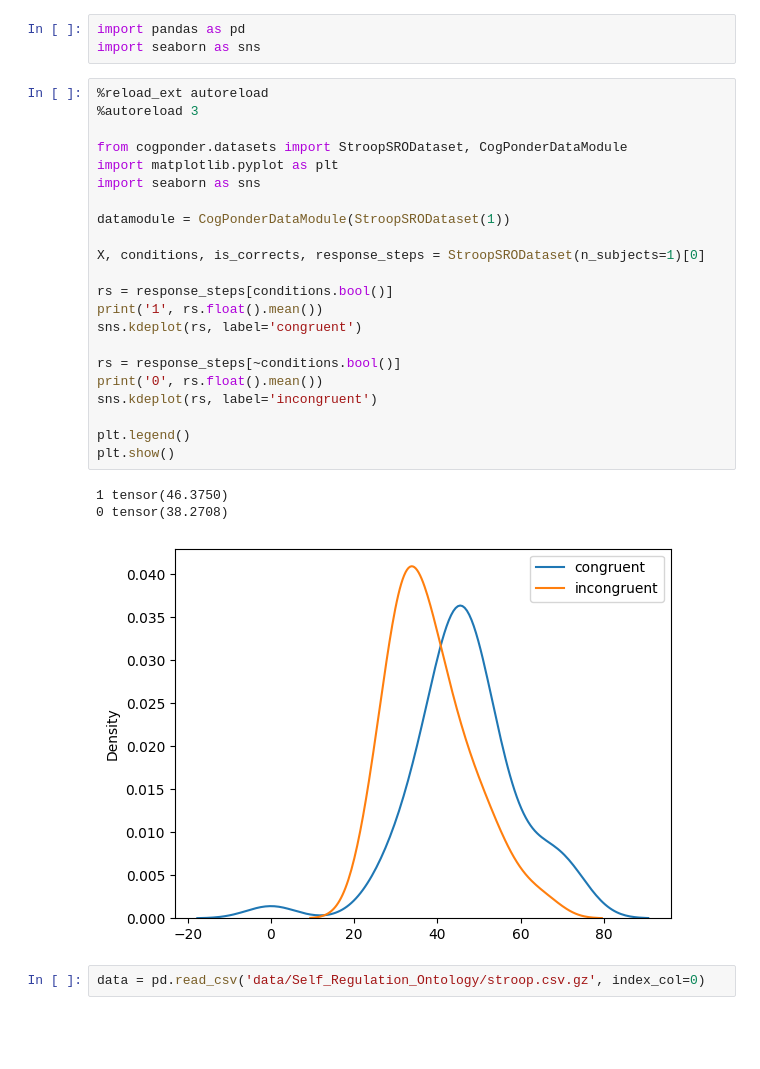
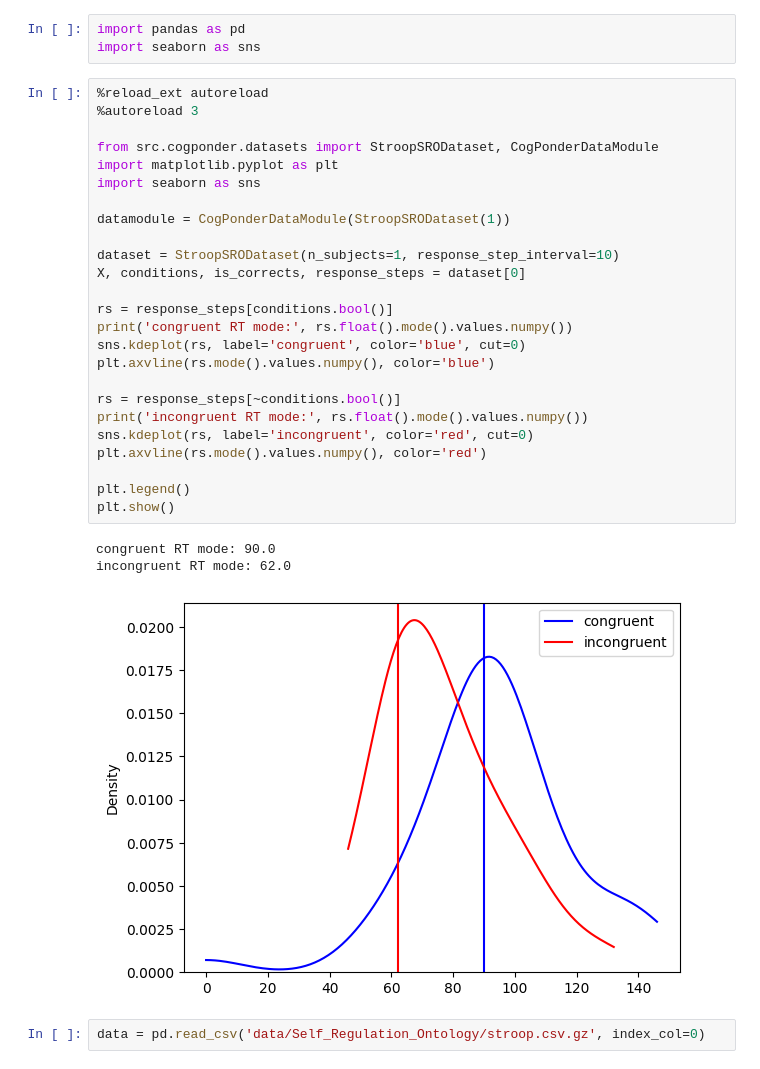
Before and after one commit to morteza/CogPonder, a Jupyter notebook: notebooks/SRO Playground.ipynb, the cells around one changed output. Saved outputs shown, nothing was run; the diff lists cells and outputs as text; blank space fills up the shorter version.

Commit message:
some data reports

```diff
--- a/notebooks/SRO Playground.ipynb
+++ b/notebooks/SRO Playground.ipynb
@@ -4,29 +4,32 @@ import seaborn as sns
 # %%
 %reload_ext autoreload
 %autoreload 3
 
-from cogponder.datasets import StroopSRODataset, CogPonderDataModule
+from src.cogponder.datasets import StroopSRODataset, CogPonderDataModule
 import matplotlib.pyplot as plt
 import seaborn as sns
 
 datamodule = CogPonderDataModule(StroopSRODataset(1))
 
-X, conditions, is_corrects, response_steps = StroopSRODataset(n_subjects=1)[0]
+dataset = StroopSRODataset(n_subjects=1, response_step_interval=10)
+X, conditions, is_corrects, response_steps = dataset[0]
 
 rs = response_steps[conditions.bool()]
-print('1', rs.float().mean())
-sns.kdeplot(rs, label='congruent')
+print('congruent RT mode:', rs.float().mode().values.numpy())
+sns.kdeplot(rs, label='congruent', color='blue', cut=0)
+plt.axvline(rs.mode().values.numpy(), color='blue')
 
 rs = response_steps[~conditions.bool()]
-print('0', rs.float().mean())
-sns.kdeplot(rs, label='incongruent')
+print('incongruent RT mode:', rs.float().mode().values.numpy())
+sns.kdeplot(rs, label='incongruent', color='red', cut=0)
+plt.axvline(rs.mode().values.numpy(), color='red')
 
 plt.legend()
 plt.show()
 # %% [output]
-1 tensor(46.3750)
-0 tensor(38.2708)
+congruent RT mode: 90.0
+incongruent RT mode: 62.0
-[figure, old version]
+[figure, new version]
 # %%
 data = pd.read_csv('data/Self_Regulation_Ontology/stroop.csv.gz', index_col=0)
 # %%
```
